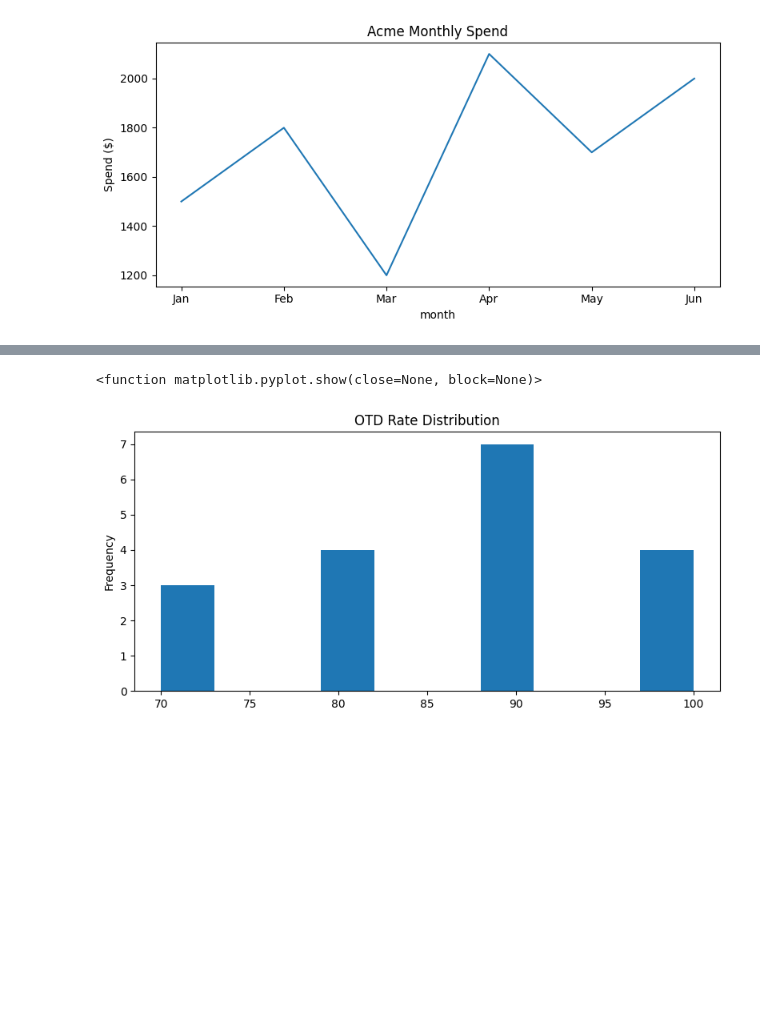
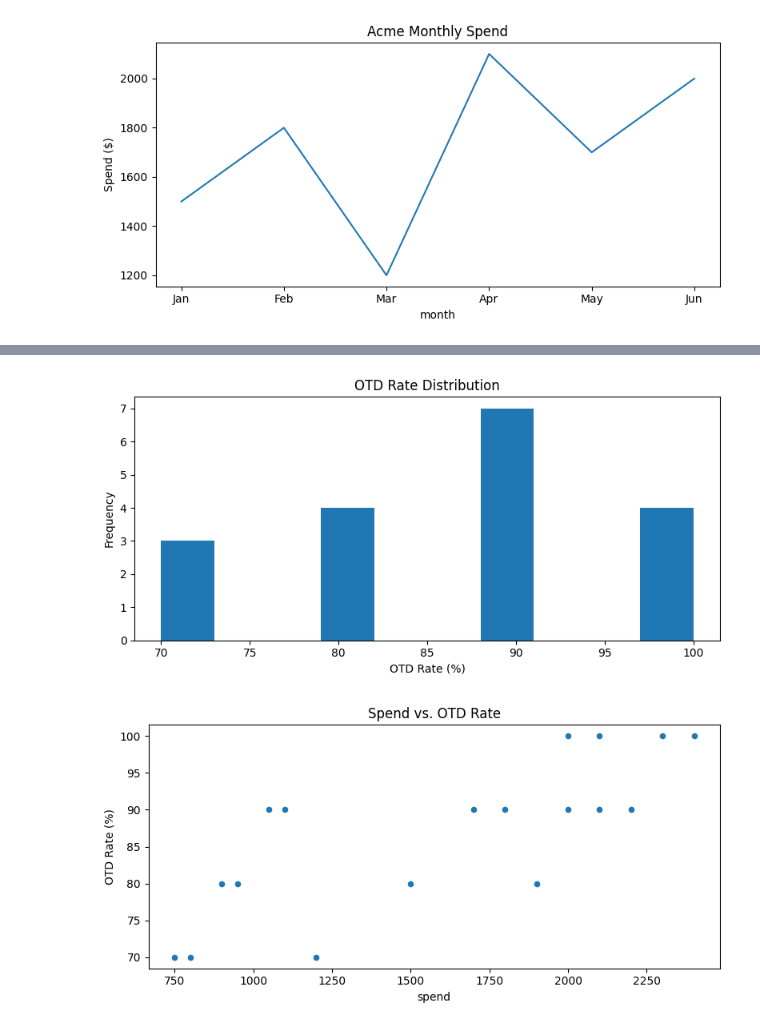
Before and after one commit to pricedjp/effective-pandas-drills, a Jupyter notebook: m7_plotting/2026-04-12_pandas_plot.ipynb, the cells around one changed output, grey strips where cells are left out. Saved outputs shown, nothing was run; the diff lists cells and outputs as text; code cells hidden in the pictures; blank space fills up the shorter version.

```diff
--- a/m7_plotting/2026-04-12_pandas_plot.ipynb
+++ b/m7_plotting/2026-04-12_pandas_plot.ipynb
@@ -113,23 +116,37 @@ plt.show()
 # %%
 # Exercise 4: histogram and scatterplot
 
 # Plot a histogram of otd_rate across all rows
 # select the otd_rate column as a series
 otd_rate = df["otd_rate"]
 (
     df["otd_rate"]
     .plot(
         kind="hist",
         title="OTD Rate Distribution",
         figsize=(8,4)
     )
 )
-plt.xlabel=("OTD Rate (%)")
+plt.xlabel("OTD Rate (%)")
 plt.tight_layout()
-plt.show
+plt.show()
 
 # Plot a scatter of spend vs otd_rate
 # when would you use .plot() vs Plotly in a SC analytics workflow?
+(
+    df
+    .plot(
+        x="spend",
+        y="otd_rate",
+        kind="scatter",
+        title="Spend vs. OTD Rate",
+        figsize=(8,4)
+    )
+)
+plt.xlabel=("Spend ($)")
+plt.ylabel("OTD Rate (%)")
+plt.tight_layout()
+plt.show()
 # %% [output]
-<function matplotlib.pyplot.show(close=None, block=None)>
-[figure, old version]
+[figure, new version]
+[figure, added]
```
Also changed, not shown: parts of 1 cell of this notebook, 1 other file.
